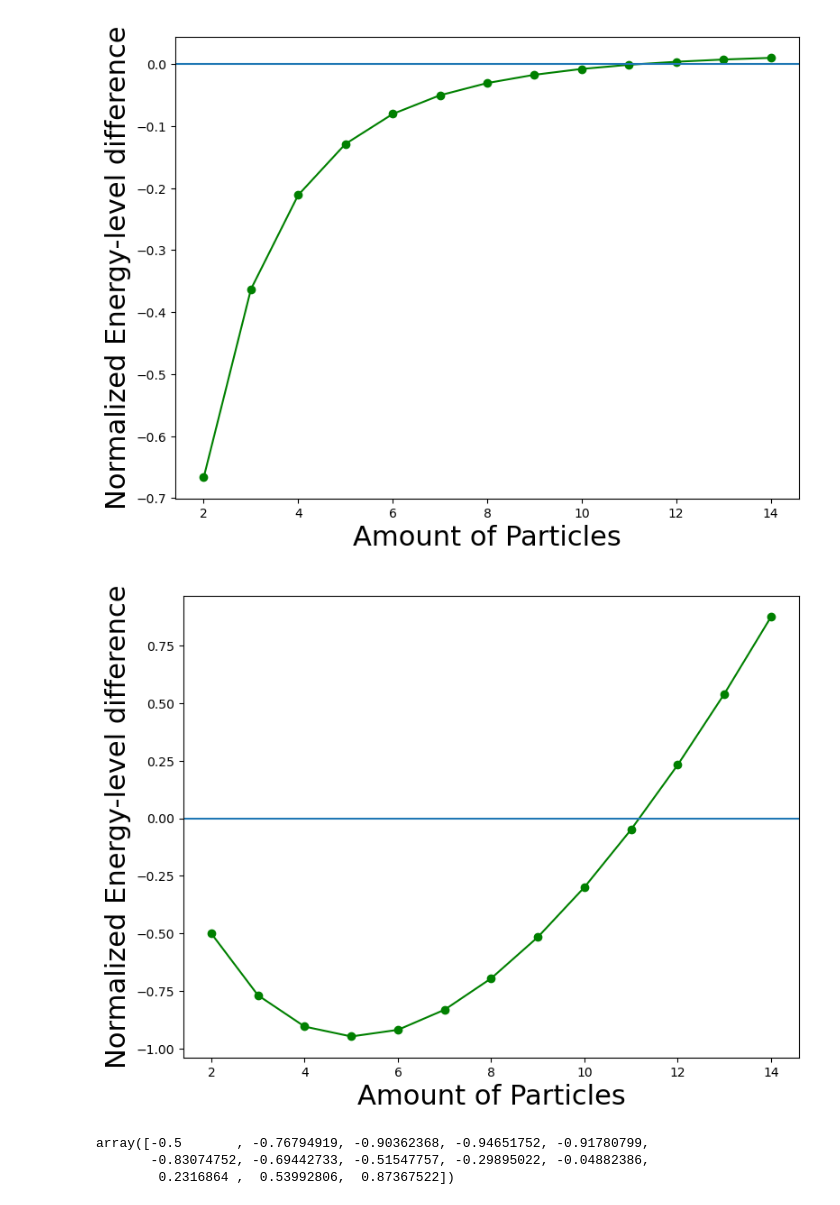
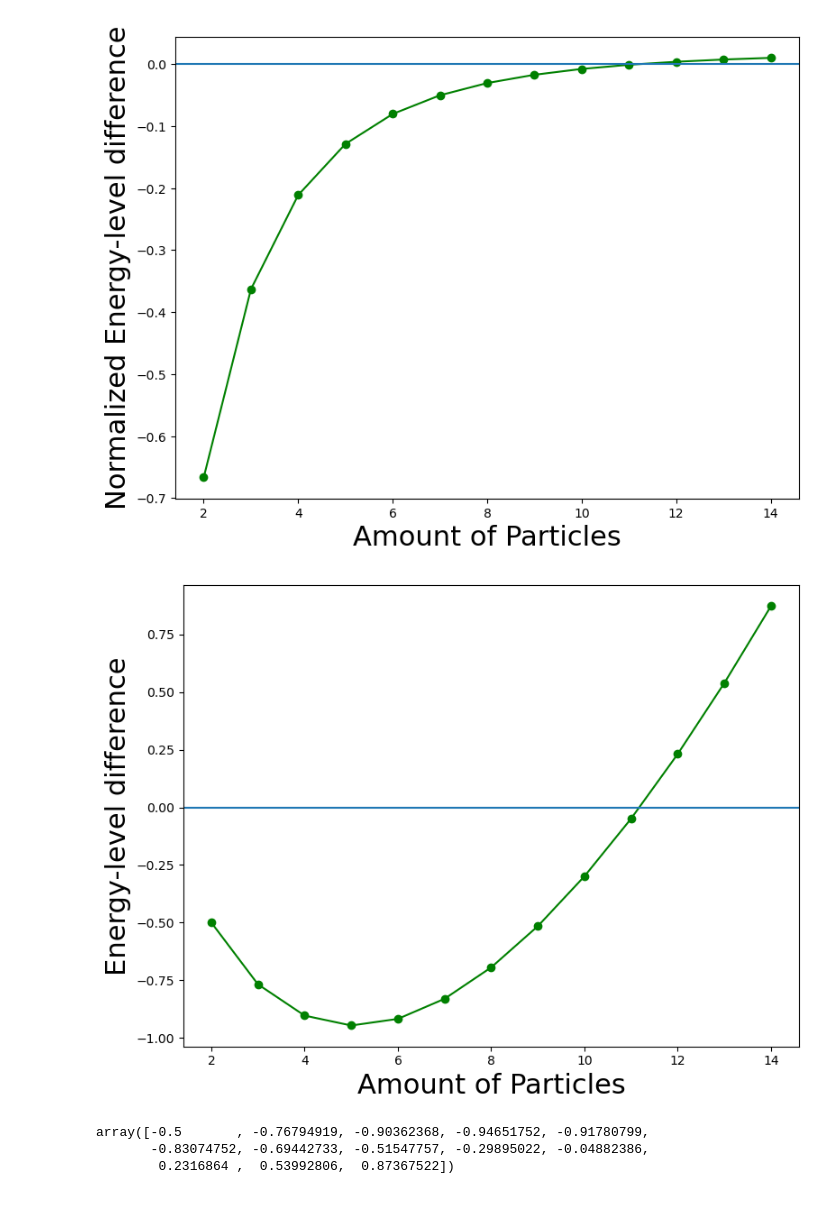
Before and after one commit to kuj24824/stochastic-simulations, a Jupyter notebook: Assignment3/Theory_Minima.ipynb, the cells around one changed output. Cells and saved outputs as stored; diff of their text form; code cells hidden in the pictures.

```diff
--- a/Assignment3/Theory_Minima.ipynb
+++ b/Assignment3/Theory_Minima.ipynb
@@ -52,35 +52,35 @@ plt.ylabel("Energy-level in system", fontsize=22)
 plt.xlabel("Amount of Particles", fontsize=22)
 plt.legend()
 plt.tight_layout()
 plt.savefig('graphs/pattern_comparison.pdf')
 plt.show()
 
 
 avg_energy = (np.array(arr_base_circpoints)+np.array(arr_centr_circpoints))/2
 dif_energy = np.array(arr_base_circpoints)-np.array(arr_centr_circpoints)
 
 plt.figure(figsize=(8,6))
 plt.plot(xaxis,dif_energy/avg_energy,"-go")
 plt.axhline(0)
 plt.ylabel("Normalized Energy-level difference", fontsize=22)
 plt.xlabel("Amount of Particles", fontsize=22)
 plt.tight_layout()
 plt.savefig('graphs/pattern_difference1.pdf')
 plt.show()
 
 
 plt.figure(figsize=(8,6))
 plt.plot(xaxis,dif_energy,"-go")
 plt.axhline(0)
-plt.ylabel("Normalized Energy-level difference", fontsize=22)
+plt.ylabel("Energy-level difference", fontsize=22)
 plt.xlabel("Amount of Particles", fontsize=22)
 plt.tight_layout()
 plt.savefig('graphs/pattern_difference2.pdf')
 plt.show()
 # %% [output]
 [figure]
 [figure]
-[figure, old version]
+[figure, new version]
 # %%
 np.array(arr_base_circpoints)-np.array(arr_centr_circpoints)
 # %% [output]
```
Also changed, not shown: 3 other files.
